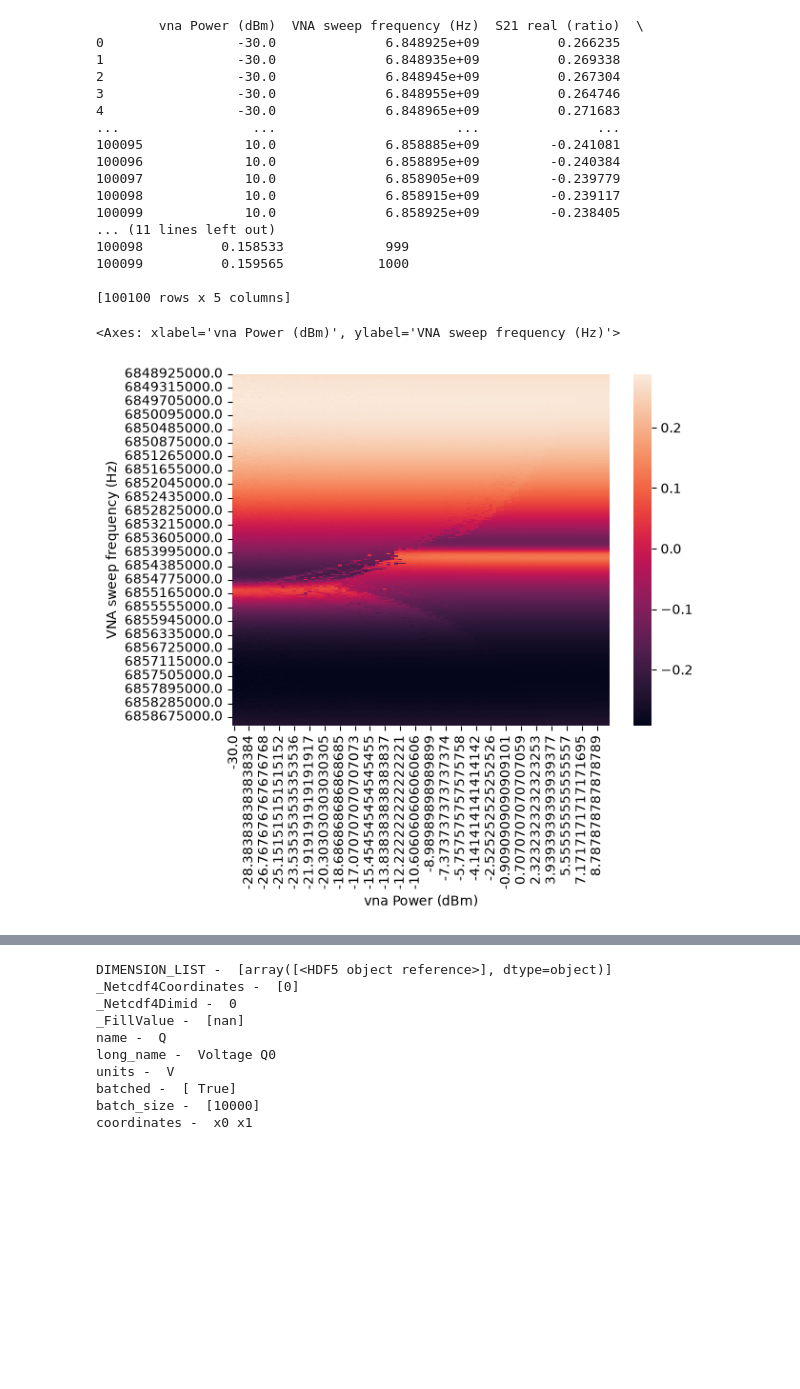
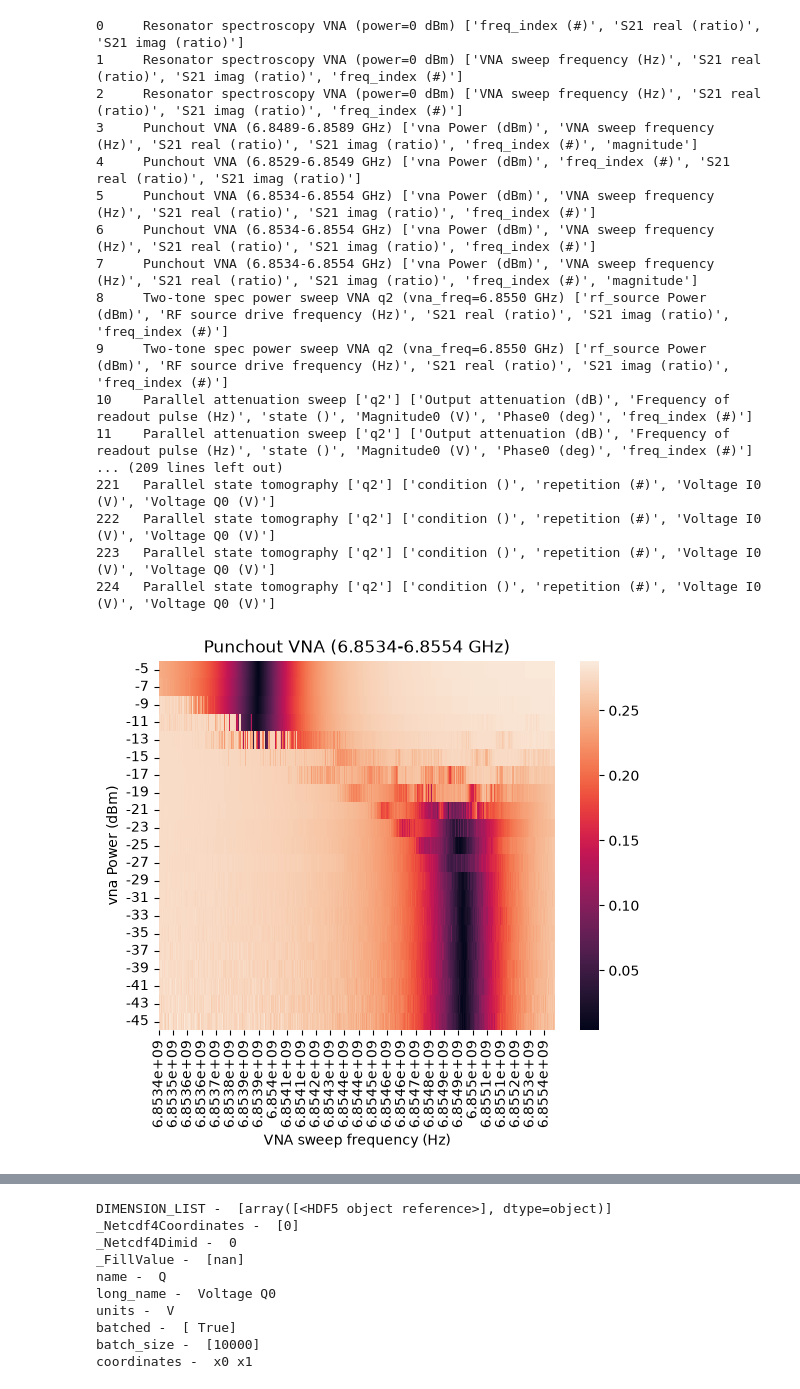
Before and after one commit to grufkork/exfys-3, a Jupyter notebook: sesh1.ipynb, the cells around one changed output, grey strips where cells are left out. Saved outputs shown, nothing was run; the diff lists cells and outputs as text; code cells hidden in the pictures; blank space fills up the shorter version.

Commit message:
More plots

```diff
--- a/sesh1.ipynb
+++ b/sesh1.ipynb
@@ -10,7 +11,7 @@ hdffiles = []
 for path, dirs, files in os.walk("data"):
     if len(files) == 2:
         name = path.split("\\")[-1]
-        print(name)
+        name = "-".join(name.split("-")[4:])
         data = h5py.File(path + "/dataset.hdf5", "r")
         fields = {}
         for key in data.keys():
@@ -18,7 +19,8 @@ for path, dirs, files in os.walk("data"):
                 fieldname = data[key].attrs["long_name"] + " (" + data[key].attrs["units"] + ")"
                 fields[fieldname] = data[key]
             else:
-                print("No units for "   + key)
+                # print("No units for "   + key)
+                pass
                 # fieldname = "dim_0"
 
         hdffiles.append([name, pd.DataFrame(data=fields)])
@@ -43,33 +27,48 @@ No units for dim_0
+# %%
+for (i, (name, df)) in enumerate(hdffiles):
+    props = []
+    for col in df.keys():
+        props.append(col)
+    print(f'{i:<5}', name, props)
+# %% [output]
+0     Resonator spectroscopy VNA (power=0 dBm) ['freq_index (#)', 'S21 real (ratio)', 'S21 imag (ratio)']
+1     Resonator spectroscopy VNA (power=0 dBm) ['VNA sweep frequency (Hz)', 'S21 real (ratio)', 'S21 imag (ratio)', 'freq_index (#)']
+2     Resonator spectroscopy VNA (power=0 dBm) ['VNA sweep frequency (Hz)', 'S21 real (ratio)', 'S21 imag (ratio)', 'freq_index (#)']
+3     Punchout VNA (6.8489-6.8589 GHz) ['vna Power (dBm)', 'VNA sweep frequency (Hz)', 'S21 real (ratio)', 'S21 imag (ratio)', 'freq_index (#)', 'magnitude']
+4     Punchout VNA (6.8529-6.8549 GHz) ['vna Power (dBm)', 'freq_index (#)', 'S21 real (ratio)', 'S21 imag (ratio)']
+5     Punchout VNA (6.8534-6.8554 GHz) ['vna Power (dBm)', 'VNA sweep frequency (Hz)', 'S21 real (ratio)', 'S21 imag (ratio)', 'freq_index (#)']
+6     Punchout VNA (6.8534-6.8554 GHz) ['vna Power (dBm)', 'VNA sweep frequency (Hz)', 'S21 real (ratio)', 'S21 imag (ratio)', 'freq_index (#)']
+7     Punchout VNA (6.8534-6.8554 GHz) ['vna Power (dBm)', 'VNA sweep frequency (Hz)', 'S21 real (ratio)', 'S21 imag (ratio)', 'freq_index (#)', 'magnitude']
+8     Two-tone spec power sweep VNA q2 (vna_freq=6.8550 GHz) ['rf_source Power (dBm)', 'RF source drive frequency (Hz)', 'S21 real (ratio)', 'S21 imag (ratio)', 'freq_index (#)']
+9     Two-tone spec power sweep VNA q2 (vna_freq=6.8550 GHz) ['rf_source Power (dBm)', 'RF source drive frequency (Hz)', 'S21 real (ratio)', 'S21 imag (ratio)', 'freq_index (#)']
+10    Parallel attenuation sweep ['q2'] ['Output attenuation (dB)', 'Frequency of readout pulse (Hz)', 'state ()', 'Magnitude0 (V)', 'Phase0 (deg)', 'freq_index (#)']
+11    Parallel attenuation sweep ['q2'] ['Output attenuation (dB)', 'Frequency of readout pulse (Hz)', 'state ()', 'Magnitude0 (V)', 'Phase0 (deg)', 'freq_index (#)']
+... (209 lines left out)
+221   Parallel state tomography ['q2'] ['condition ()', 'repetition (#)', 'Voltage I0 (V)', 'Voltage Q0 (V)']
+222   Parallel state tomography ['q2'] ['condition ()', 'repetition (#)', 'Voltage I0 (V)', 'Voltage Q0 (V)']
+223   Parallel state tomography ['q2'] ['condition ()', 'repetition (#)', 'Voltage I0 (V)', 'Voltage Q0 (V)']
+224   Parallel state tomography ['q2'] ['condition ()', 'repetition (#)', 'Voltage I0 (V)', 'Voltage Q0 (V)']
 # %%
 # hdffiles[0][1].keys()
 #Index(['freq_index (#)', 'S21 real (ratio)', 'S21 imag (ratio)'], dtype='str')
 
-d = hdffiles[3][1]
-# plt.plot(d["freq_index (#)"], d["S21 real (ratio)"], label="real")
-print(d)
-# plt.scatter(d["dim_0"], d["Frequency of readout pulse (Hz)"])
-# sns.heatmap(data=d, x="vna Power (dBm)", y="VNA sweep frequency (Hz)", values="S21 real (ratio)")
-# d.pivot_table(index="VNA sweep frequency (Hz)", columns="vna Power (dBm)", values="S21 real (ratio)").plot()
-# plt.scatter(d["VNA sweep frequency (Hz)"], d["vna Power (dBm)"], s=1)
-data = d.pivot_table(index="VNA sweep frequency (Hz)", columns="vna Power (dBm)", values="S21 real (ratio)")
-sns.heatmap(data=data)
+from matplotlib.ticker import FormatStrFormatter
+from matplotlib import ticker
+
+def nice_hm(data, title, invert_y=False):
+    data = data.copy()
+
+    data.index = data.index.map(lambda x: f"{x:.5g}")
+    data.columns = data.columns.map(lambda x: f"{x:.5g}")
+    ax = sns.heatmap(data=data)
+    ax.set_title(title)
+    if invert_y:
+        ax.invert_yaxis()
-# %% [output]
-        vna Power (dBm)  VNA sweep frequency (Hz)  S21 real (ratio)  \
-0                 -30.0              6.848925e+09          0.266235
-1                 -30.0              6.848935e+09          0.269338
-2                 -30.0              6.848945e+09          0.267304
-3                 -30.0              6.848955e+09          0.264746
-4                 -30.0              6.848965e+09          0.271683
-...                 ...                       ...               ...
-100095             10.0              6.858885e+09         -0.241081
-100096             10.0              6.858895e+09         -0.240384
-100097             10.0              6.858905e+09         -0.239779
-100098             10.0              6.858915e+09         -0.239117
-100099             10.0              6.858925e+09         -0.238405
-... (11 lines left out)
-100098          0.158533             999
-100099          0.159565            1000
-
-[100100 rows x 5 columns]
-<Axes: xlabel='vna Power (dBm)', ylabel='VNA sweep frequency (Hz)'>
-[figure, removed]
+# %%
+d = hdffiles[7][1]
+magnitude = np.sqrt(d["S21 real (ratio)"]**2 + d["S21 imag (ratio)"]**2)
+d["magnitude"] = magnitude
+data = d.pivot_table(columns="VNA sweep frequency (Hz)", index="vna Power (dBm)", values="magnitude")
+nice_hm(data, hdffiles[7][0], True)
+# %% [output]
+[figure, added]
```
Also changed, not shown: parts of 6 cells of this notebook, 2 other files.
